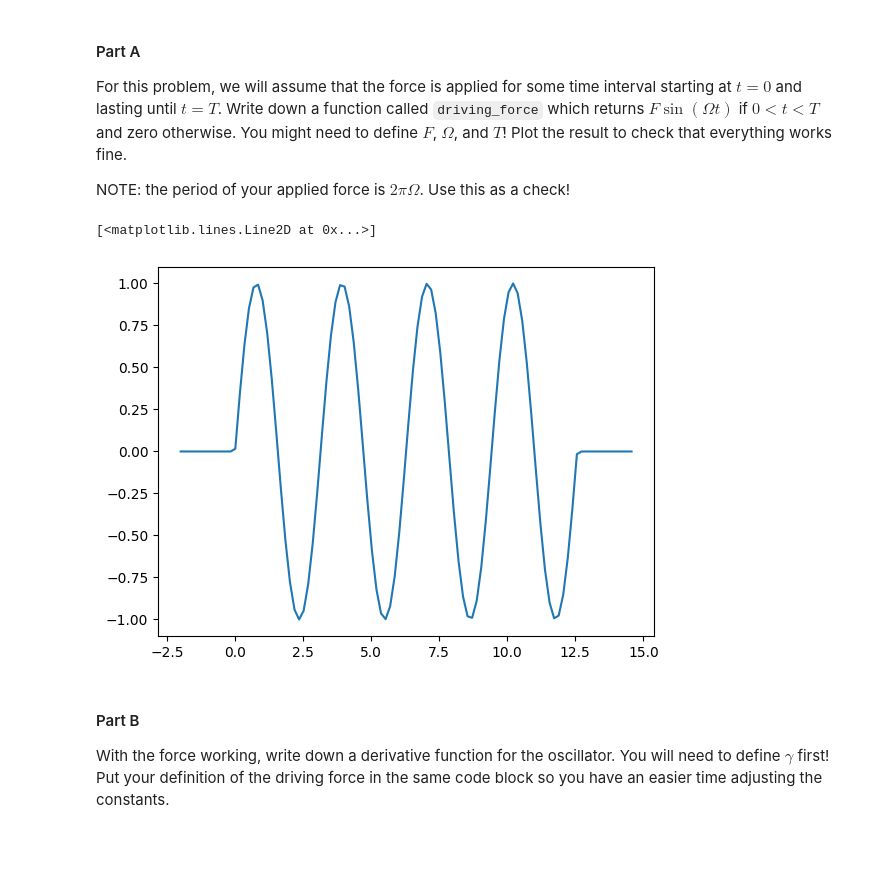
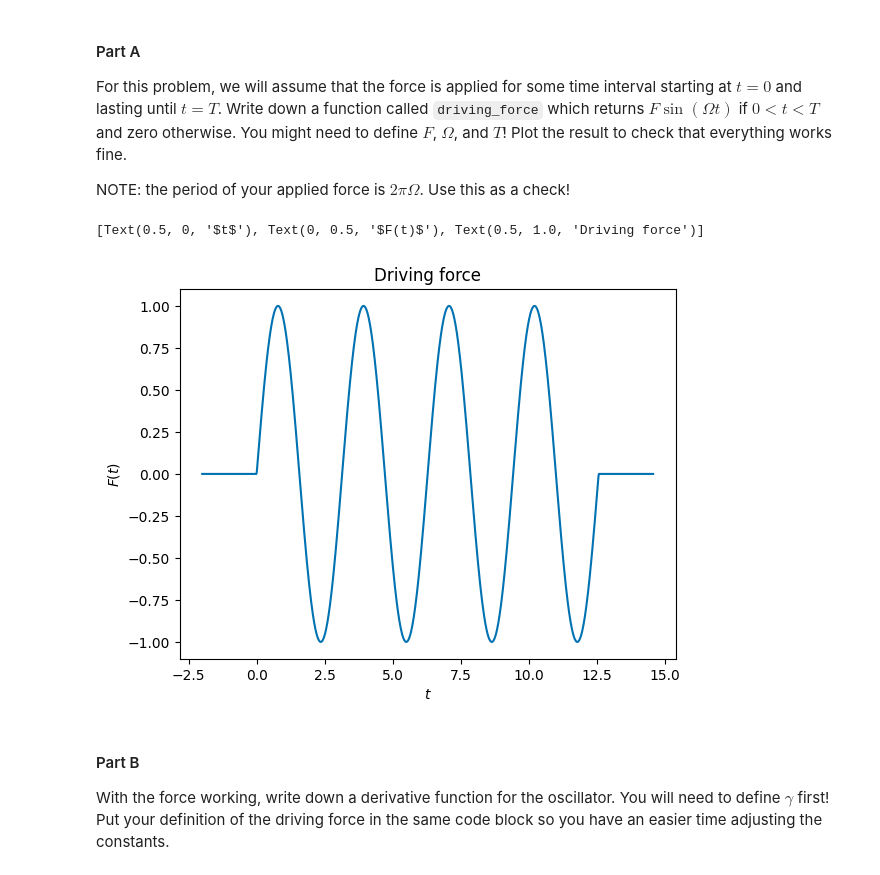
Before and after one commit to vibilanj/cmps, a Jupyter notebook: homework/RungeKutta_Homework.ipynb, the cells around one changed output. Drawn from its saved outputs; the diff is of its cells as text; code cells hidden in the pictures; blank space fills up the shorter version.

```diff
--- a/homework/RungeKutta_Homework.ipynb
+++ b/homework/RungeKutta_Homework.ipynb
@@ -173,17 +170,22 @@ NOTE: the period of your applied force is $2\pi \Omega$. Use this as a check!
 # %%
 F = 1
 omega = 2
 T = 2 * np.pi * omega
 
 def driving_force(t):
     return F * np.sin(omega * t) if (t > 0 and t < T) else 0
 
-ts = np.linspace(-2, T + 2, 100)
-dfs = [driving_force(t) for t in ts]
-plt.plot(ts, dfs)
+ts = np.linspace(-2, T + 2, 1000)
+res = [driving_force(t) for t in ts]
+
+# Plotting
+fig = plt.figure()
+ax = fig.add_subplot(1, 1, 1)
+ax.plot(ts, res, color = CF_blue)
+ax.set(xlabel="$t$", ylabel="$F(t)$", title="Driving force")
 # %% [output]
-[<matplotlib.lines.Line2D at 0x...>]
+[Text(0.5, 0, '$t$'), Text(0, 0.5, '$F(t)$'), Text(0.5, 1.0, 'Driving force')]
-[figure, old version]
+[figure, new version]
 # %% [markdown]
 #### Part B
 
```
Also changed, not shown: parts of 9 cells of this notebook.
